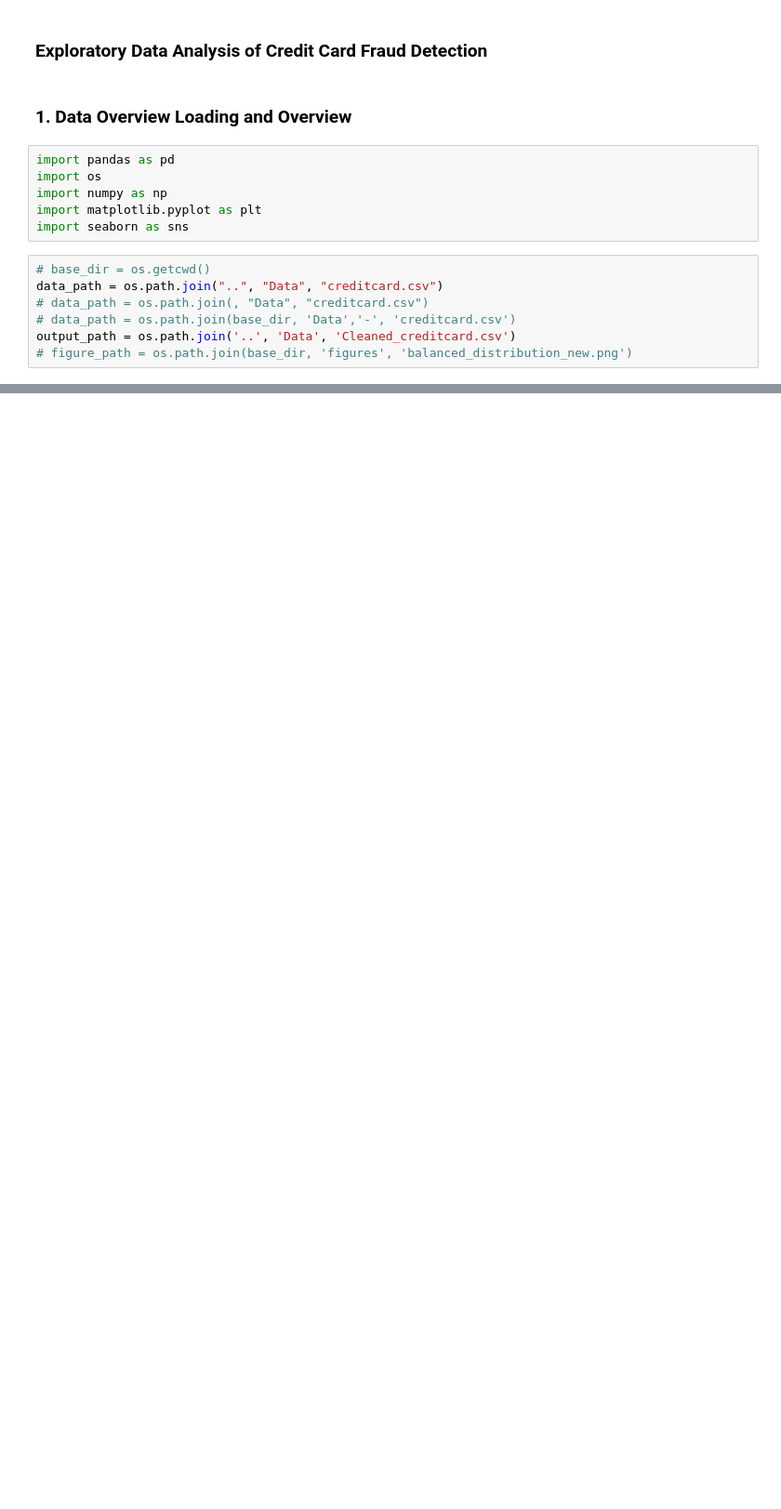
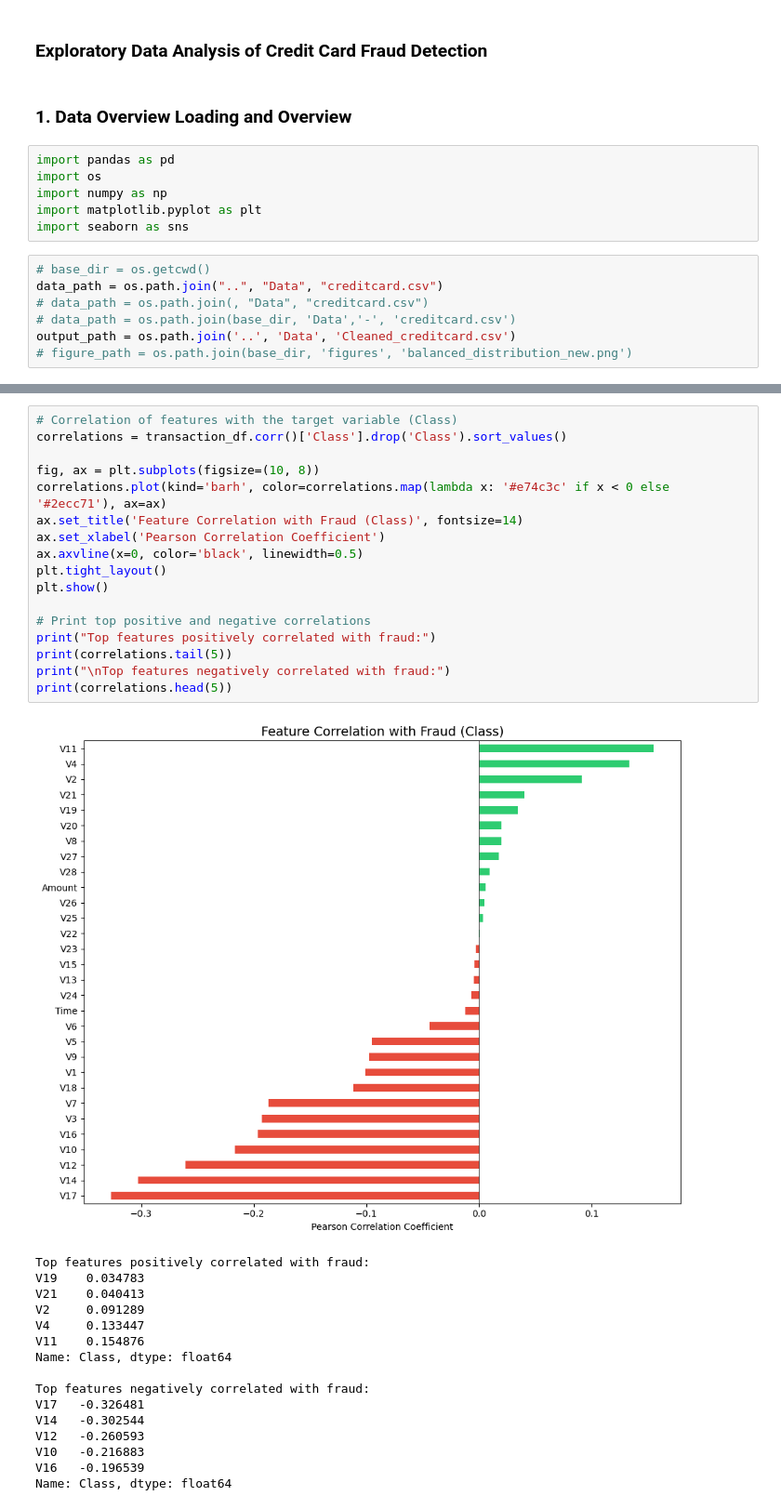
Before and after one commit to toffickm252/Credit_Default_Risk_Prediction, a Jupyter notebook: notebooks/eda.ipynb, the cells around one changed output, grey strips where cells are left out. Shown at 93% size. Saved outputs shown, nothing was run; the diff lists cells and outputs as text; blank space fills up the shorter version.

```diff
--- a/notebooks/eda.ipynb
+++ b/notebooks/eda.ipynb
@@ -47,0 +312,34 @@ c:\Users\Surface\OneDrive\Documentos\GitHub\Credit_Default_Risk_Prediction\noteb
+# %%
+# Correlation of features with the target variable (Class)
+correlations = transaction_df.corr()['Class'].drop('Class').sort_values()
+
+fig, ax = plt.subplots(figsize=(10, 8))
+correlations.plot(kind='barh', color=correlations.map(lambda x: '#e74c3c' if x < 0 else '#2ecc71'), ax=ax)
+ax.set_title('Feature Correlation with Fraud (Class)', fontsize=14)
+ax.set_xlabel('Pearson Correlation Coefficient')
+ax.axvline(x=0, color='black', linewidth=0.5)
+plt.tight_layout()
+plt.show()
+
+# Print top positive and negative correlations
+print("Top features positively correlated with fraud:")
+print(correlations.tail(5))
+print("\nTop features negatively correlated with fraud:")
+print(correlations.head(5))
+# %% [output]
+[figure, added]
+Top features positively correlated with fraud:
+V19    0.034783
+V21    0.040413
+V2     0.091289
+V4     0.133447
+V11    0.154876
+Name: Class, dtype: float64
+
+Top features negatively correlated with fraud:
+V17   -0.326481
+V14   -0.302544
+V12   -0.260593
+V10   -0.216883
+V16   -0.196539
+Name: Class, dtype: float64
```
Also changed, not shown: parts of 30 cells of this notebook, 2 other files.
